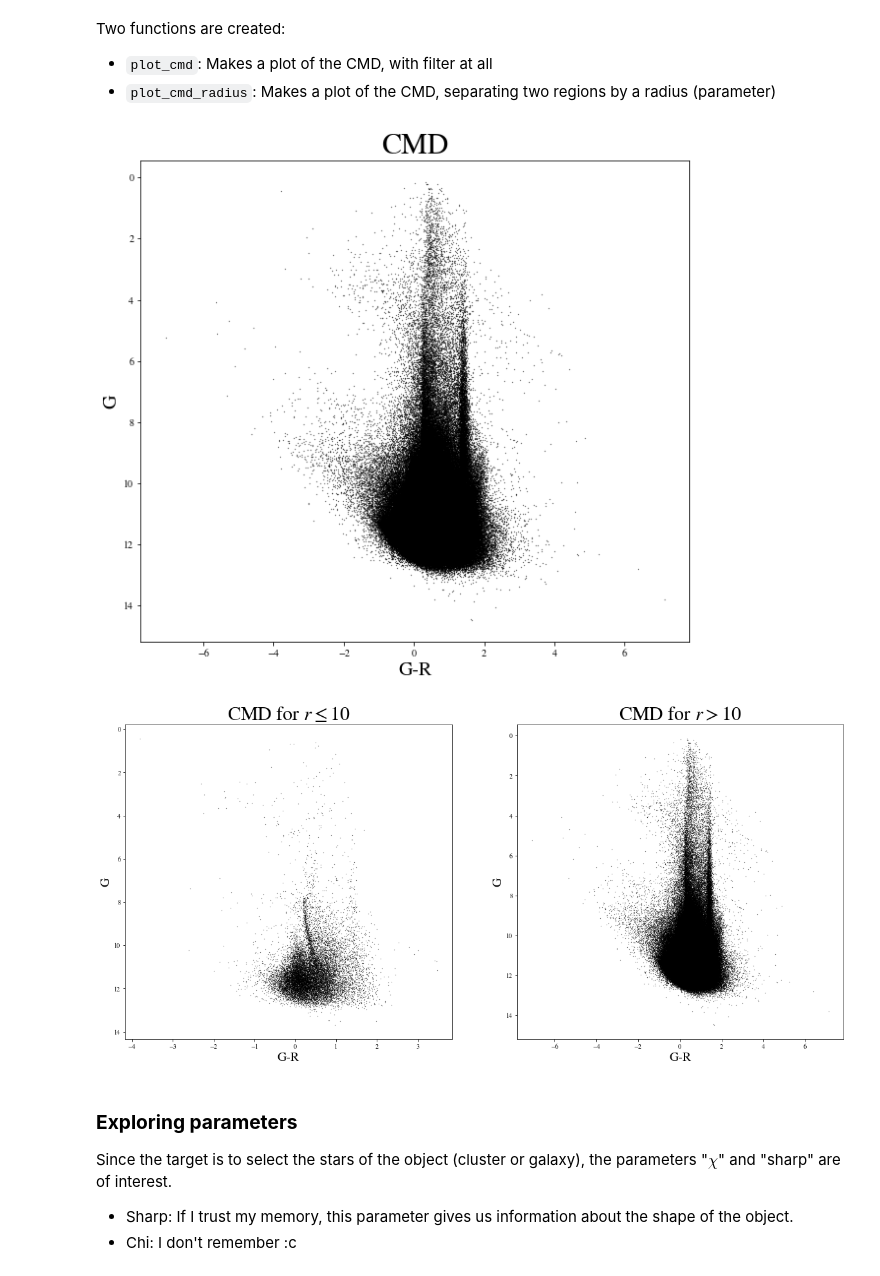
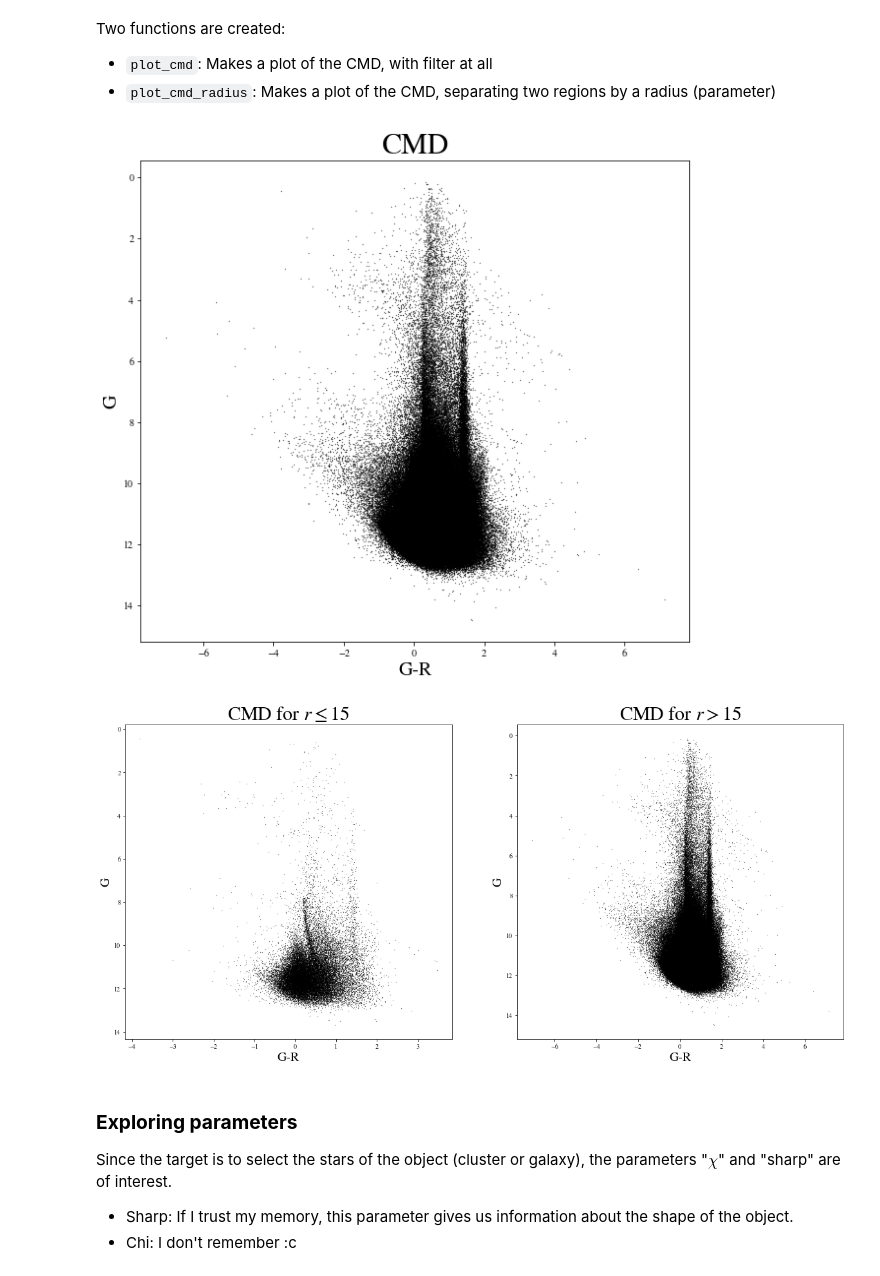
Before and after one commit to vPedreros/MW_Satellites, a Jupyter notebook: MW_satellites_nb.ipynb, the cells around one changed output. Cells and saved outputs as stored; diff of their text form; code cells hidden in the pictures.

```diff
--- a/MW_satellites_nb.ipynb
+++ b/MW_satellites_nb.ipynb
@@ -100,12 +97,10 @@ def plot_cmd_radius(df, radius):
         ax.set_ylim(ax.get_ylim()[::-1])
 # %%
-r_inner = 10
-
 plot_cmd(df)
-plot_cmd_radius(df, r_inner)
+plot_cmd_radius(df, 15)
 # %% [output]
 [figure]
-[figure, old version]
+[figure, new version]
 # %% [markdown]
 ### **Exploring parameters**
 
```
Also changed, not shown: parts of 23 cells of this notebook.
